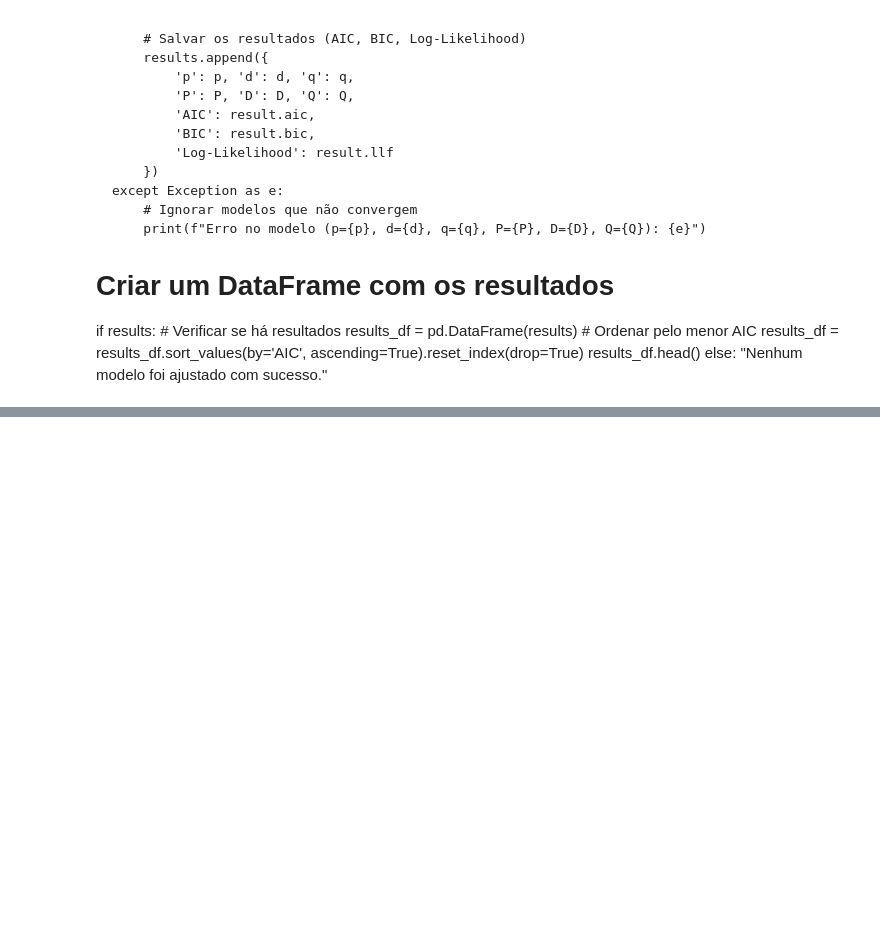
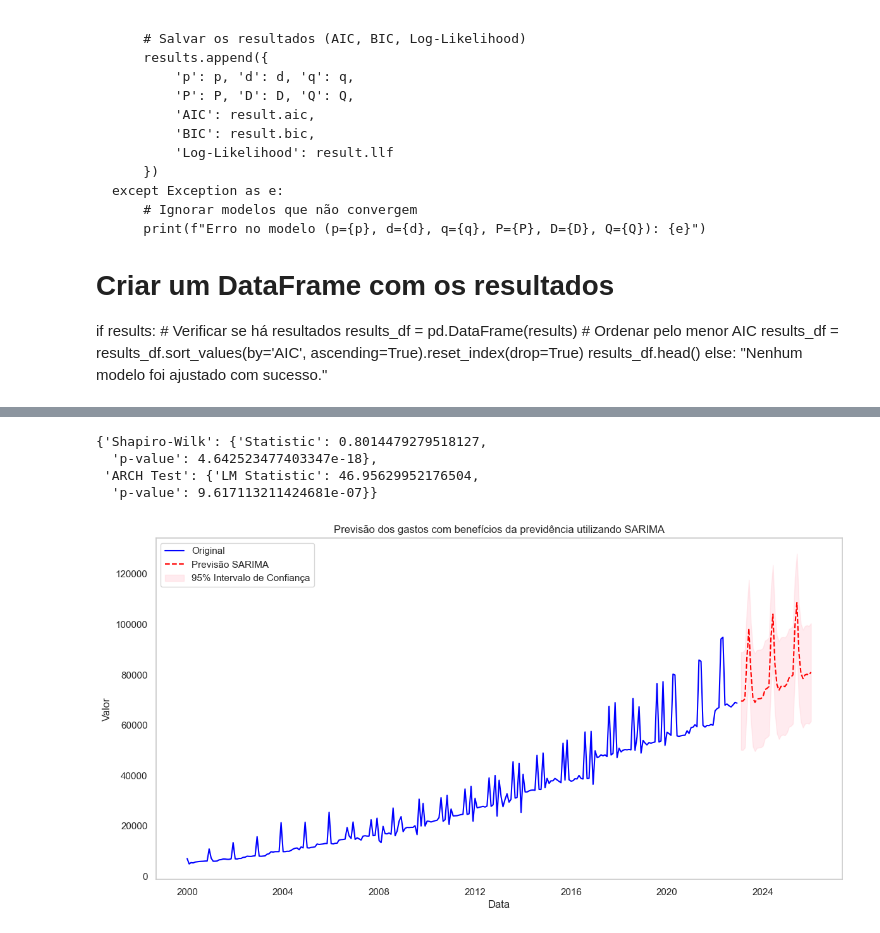
Before and after one commit to victordornelos/tcc_cap3, a Jupyter notebook: cap3.ipynb, the cells around one changed output, grey strips where cells are left out. Saved outputs shown, nothing was run; the diff lists cells and outputs as text; code cells hidden in the pictures; blank space fills up the shorter version.

```diff
--- a/cap3.ipynb
+++ b/cap3.ipynb
@@ -782,0 +803,48 @@ Warnings:
+# %%
+from scipy.stats import shapiro
+from statsmodels.stats.diagnostic import het_arch
+
+residuos = resultado_modelo.resid
+
+# Teste de Shapiro-Wilk
+shapiro_test = shapiro(residuos)
+
+# Teste de Heterocedasticidade ARCH
+arch_test = het_arch(residuos)
+
+# Resultados
+test_results = {
+    "Shapiro-Wilk": {"Statistic": shapiro_test.statistic, "p-value": shapiro_test.pvalue},
+    "ARCH Test": {"LM Statistic": arch_test[0], "p-value": arch_test[1]}
+}
+
+test_results
+# %% [output]
+{'Shapiro-Wilk': {'Statistic': 0.8014479279518127,
+  'p-value': 4.642523477403347e-18},
+ 'ARCH Test': {'LM Statistic': 46.95629952176504,
+  'p-value': 9.617113211424681e-07}}
+# %%
+# Criando as previsões
+forecast_periods = 36
+forecast = resultado_modelo.forecast(steps=forecast_periods)
+forecast_index = pd.date_range(start=df_sarima.index[-1], periods=forecast_periods+1, freq='M')[1:]
+forecast_values = forecast.values
+
+# Fazendo intervalo de confiança
+ci = 1.96 * np.std(forecast_values)
+lower_bound = forecast_values - ci
+upper_bound = forecast_values + ci
+
+# Fazendo os gráficos
+plt.figure(figsize=(14, 7))
+sns.lineplot(data=df_sarima, x=df_sarima.index, y='Valor', label='Original', color='blue')
+sns.lineplot(x=forecast_index, y=forecast_values, label='Previsão SARIMA', color='red', linestyle='--')
+plt.fill_between(forecast_index, lower_bound, upper_bound, color='pink', alpha=0.3, label='95% Intervalo de Confiança')
+plt.gca().yaxis.set_major_formatter(StrMethodFormatter('{x:.0f}'))
+plt.title('Previsão dos gastos com benefícios da previdência utilizando SARIMA')
+plt.grid(False)
+plt.legend()
+plt.show()
+# %% [output]
+[figure, added]
```
Also changed, not shown: parts of 9 cells of this notebook.
